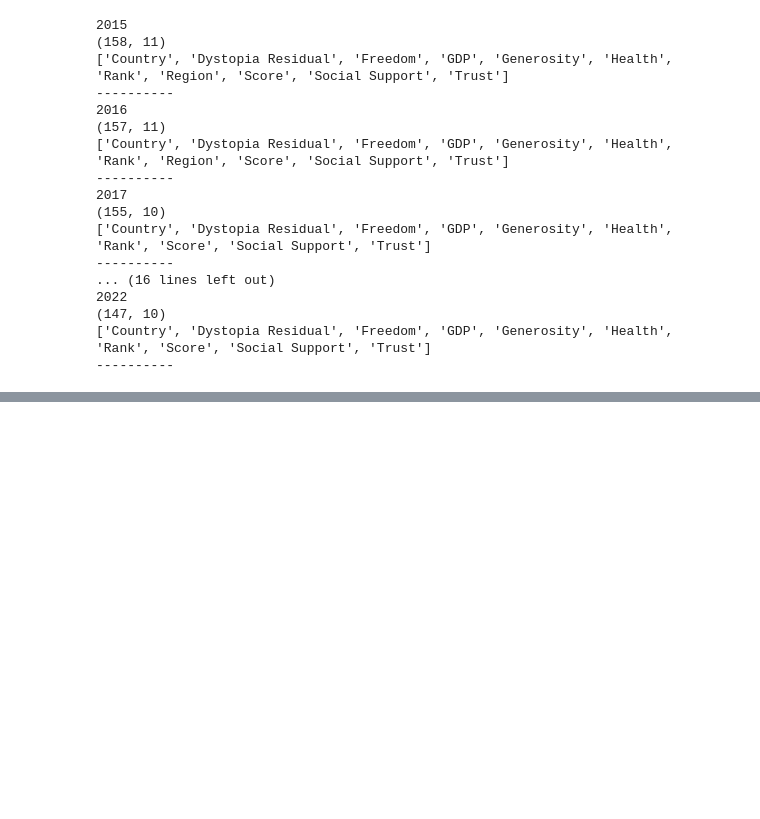
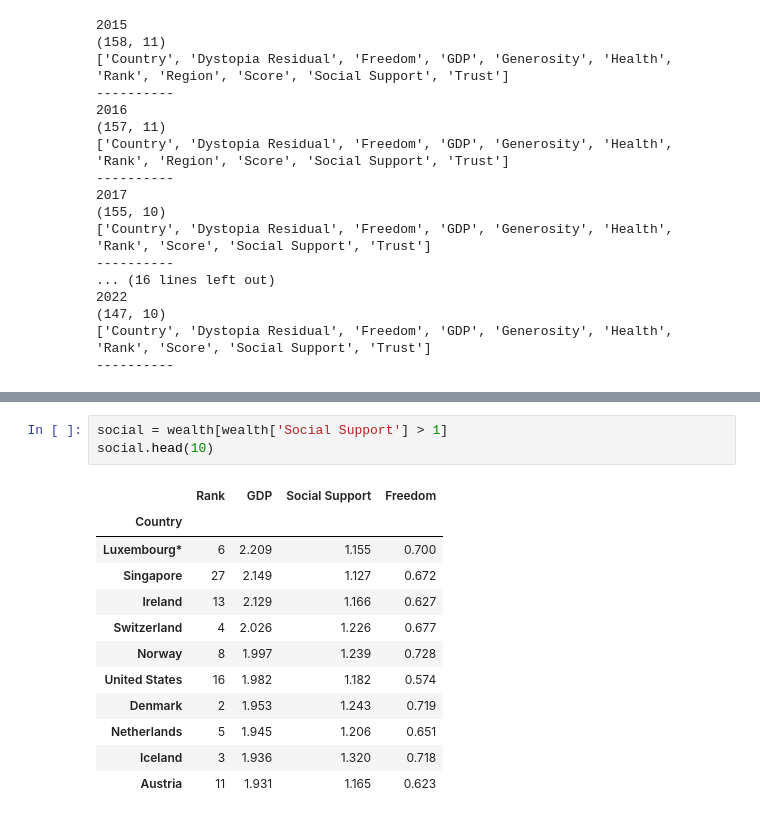
Before and after one commit to cjensen93/WorldHappinesReport, a Jupyter notebook: report.ipynb, the cells around one changed output, grey strips where cells are left out. Cells and saved outputs as stored; diff of their text form; blank space fills up the shorter version.

```diff
--- a/report.ipynb
+++ b/report.ipynb
@@ -320,0 +467,16 @@ Even though the number of features are small, the features themselves are very d
+# %%
+social = wealth[wealth['Social Support'] > 1]
+social.head(10)
+# %% [output]
+|  | Rank | GDP | Social Support | Freedom |
+| Country |  |  |  |  |
+| Luxembourg* | 6 | 2.209 | 1.155 | 0.700 |
+| Singapore | 27 | 2.149 | 1.127 | 0.672 |
+| Ireland | 13 | 2.129 | 1.166 | 0.627 |
+| Switzerland | 4 | 2.026 | 1.226 | 0.677 |
+| Norway | 8 | 1.997 | 1.239 | 0.728 |
+| United States | 16 | 1.982 | 1.182 | 0.574 |
+| Denmark | 2 | 1.953 | 1.243 | 0.719 |
+| Netherlands | 5 | 1.945 | 1.206 | 0.651 |
+| Iceland | 3 | 1.936 | 1.320 | 0.718 |
+| Austria | 11 | 1.931 | 1.165 | 0.623 |
```
Also changed, not shown: parts of 12 cells of this notebook.
